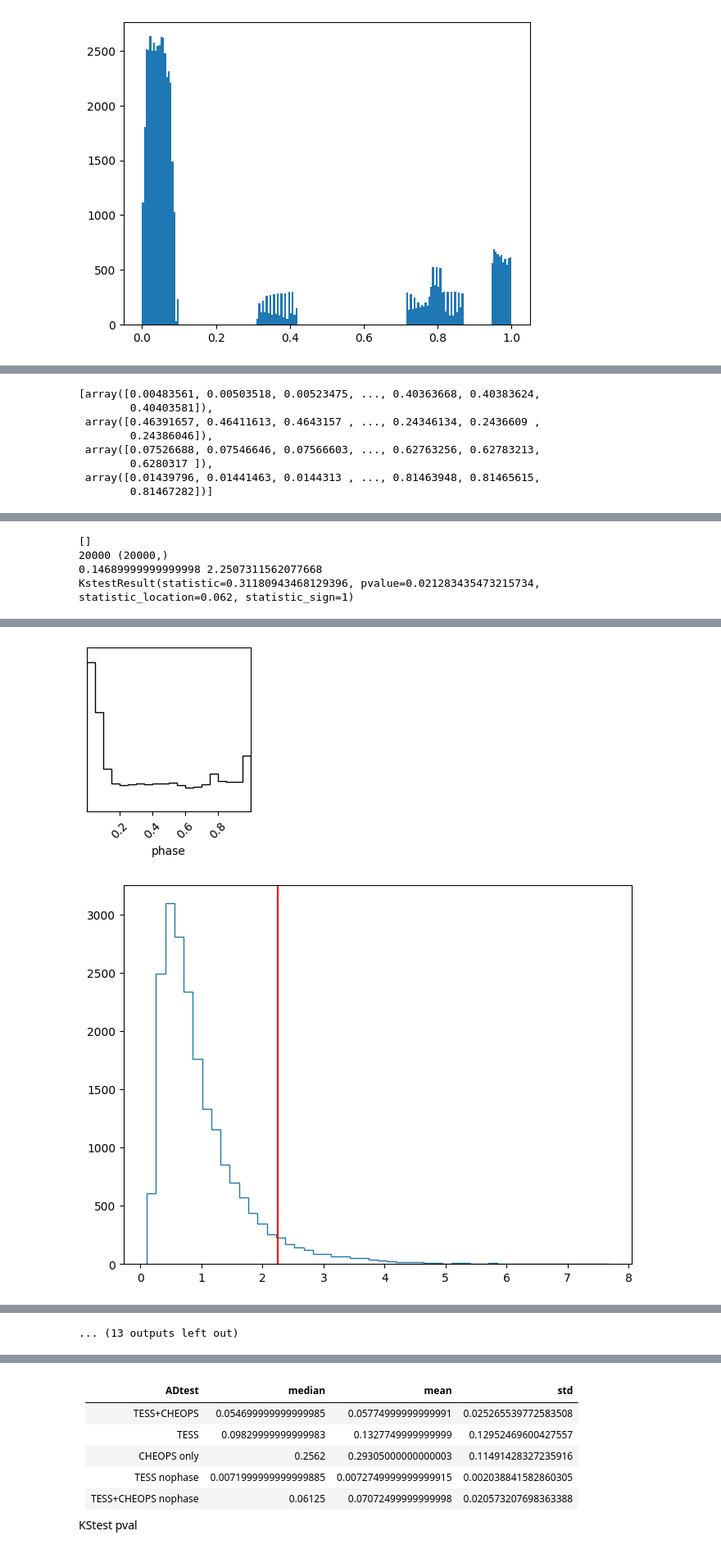
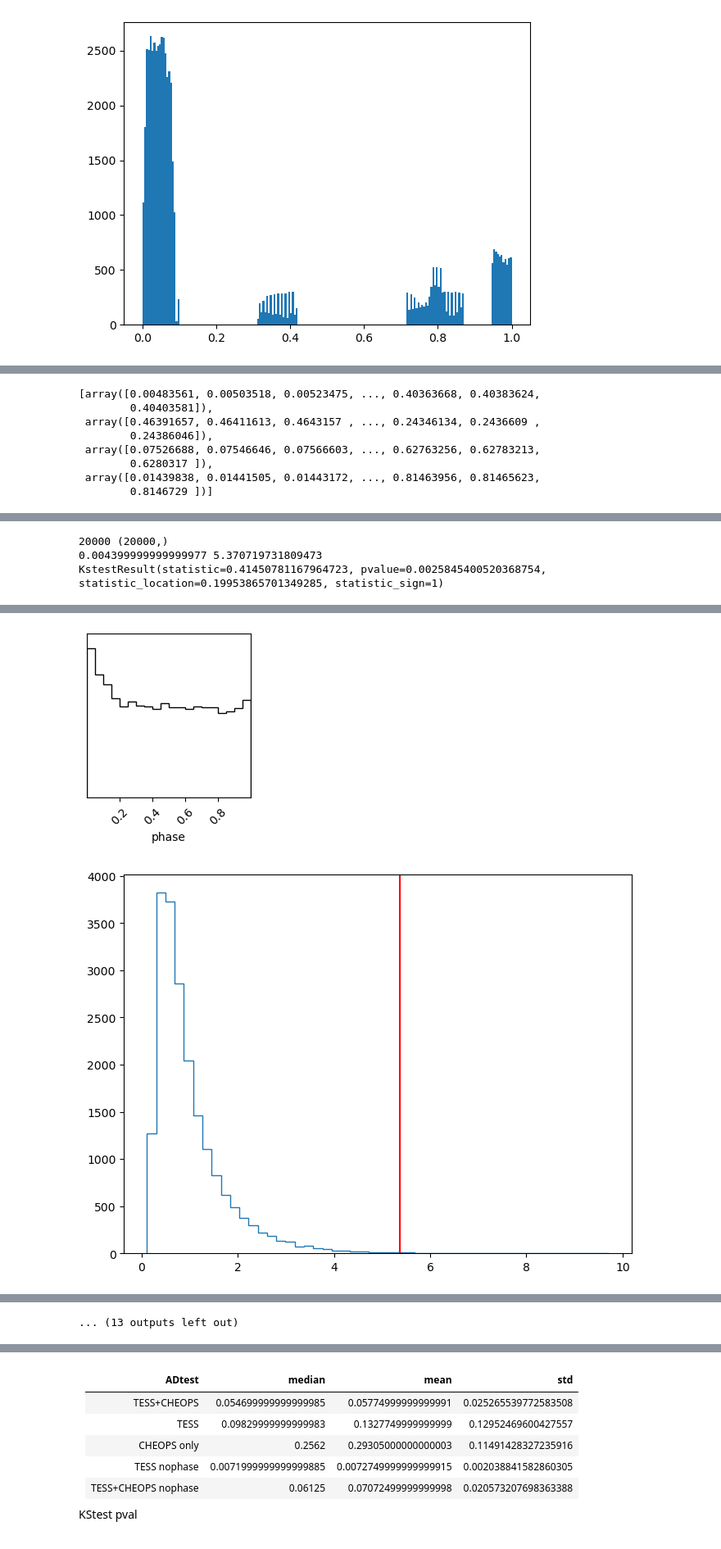
Before and after one commit to ekaterinailin/hip67522-spi, a Jupyter notebook: phase_coverage.ipynb, the cells around one changed output, grey strips where cells are left out. Shown at 82% size. Saved outputs shown, nothing was run; the diff lists cells and outputs as text; code cells hidden in the pictures.

Commit message:
more flare phase and FFD analysis

```diff
--- a/phase_coverage.ipynb
+++ b/phase_coverage.ipynb
@@ -84,4 +116,7 @@ files
 # %%
+files = glob.glob('../data/hip67522/CHEOPS-products-*/Outdata/00000/hip67522_CHEOPS-products-*_im.fits')
+
+
 cheops_phases = np.array([])
 midpoint = 2460392.61598
 period = 6.959503
@@ -124,4 +159,8 @@ for file in files:
     offs += 200000
     # plt.xlim(0,0.1)
     # plt.ylim(2.25e6, 2.8e6)
+
+cheopsflares = pd.read_csv("../results/cheops_flares.csv")
+cheopsflares["phase"] = ((cheopsflares.t_peak_BJD - midpoint) % period) / period
+cheopsflares
 # %% [output]
@@ -198,12 +210,12 @@ SearchResult containing 3 data products.
 # %%
-midtime = 2458604.02358
+# plot phase vs. flux for TESS light curves
+plt.figure(figsize=(6,14))
+offs = 0
 
-period = 6.959503
-
-lcs = []
 for entry in lclist:
     lc = entry.download().remove_outliers()
     phases = (lc.time.value - midtime) % period / period
-    lcs.append(phases)
 
-    plt.plot(phases, ".")
+    plt.scattter(phases, lc.flux.value)
+
+plt.
@@ -228,12 +229,10 @@ lcs
         0.24386046]),
  array([0.07526688, 0.07546646, 0.07566603, ..., 0.62763256, 0.62783213,
         0.6280317 ]),
- array([0.01439796, 0.01441463, 0.0144313 , ..., 0.81463948, 0.81465615,
-        0.81467282])]
+ array([0.01439838, 0.01441505, 0.01443172, ..., 0.81463956, 0.81465623,
+        0.8146729 ])]
-# %%
-lcs = [cheops_phases]
 # %%
-phaseshifts = [0.0,0.25,0.5,0.75]
+phaseshifts = [0.,0.,0.,0.]
 pvals = []
 pvalsks = []
 
@@ -241,13 +240,13 @@ for phaseshift in phaseshifts:
 
 
 
-    df = pd.read_csv("2022_07_flares_vetted.csv")
+    df = pd.read_csv("../data/2022_07_flares_vetted.csv")
     cond = (df.ID == "HIP 67522") & (df.real == 1) & (df.mask_pos_outliers_sigma>1.5)
-    tessps = ((df[cond].tstart + 2457000 - midtime  ) % period / period ).values #+ phaseshift*period
+    tessps = ((df[cond].tstart + 2457000 - midtime + phaseshift*period ) % period / period ).values #+ phaseshift*period
     tesslc = df[cond].qcs.values
 
-    cheopsps = np.array([0.022, 0.059, 0.062, 0.98,0.022, 0.059, 0.062, 0.98])
-    cheopslc = [1,1,1,1,1,1,1,1]
+    cheopsps = (cheopsflares["phase"].values + phaseshift) % 1
+    cheopslc = [1,1,1,1]
 
     pss = np.concatenate([tessps, cheopsps])
     lcc = np.concatenate([tesslc, cheopslc])
@@ -255,11 +254,19 @@ for phaseshift in phaseshifts:
     # pss = tessps
     # lcc = tesslc
 
-    ps, bins = get_observed_phases(np.sort(pss), lcs, [2,2,2,10./60.], [11, 38, 64,1], phaseshift=0)#
+    ps, bins = get_observed_phases(np.sort(pss), lcs, [2,2,2,10./60.], [11, 38, 64,1], phaseshift=phaseshift)#
+
+    F_k_cheops = 12 / ps[[11, 38, 64]].sum().sum() * ps[1].sum()
+
+    # sum ps in each lc
+    print("Obs time")
+    print(ps.sum(axis=0))
+
+
 
     df = pd.DataFrame({"phases": pss, "qcs": lcc})
 
-    n_i, n_exp, cum_n_exp, cum_n_i = get_cumulative_distributions(df, ps, [(11, 2), (38, 2), (64, 2), (1, 10./60.) ])
+    n_i, n_exp, cum_n_exp, cum_n_i = get_cumulative_distributions(df, ps, [11, 38, 64, 1], F_k_cheops=F_k_cheops)
 
     # plt.plot(cum_n_i, cum_n_exp)
     plt.figure(figsize=(8,6))
@@ -366,5 +409,4 @@ KstestResult(statistic=0.31180943468129396, pvalue=0.021283435473215734, statist
 <scipy.interpolate._interpolate.interp1d object at 0x...>
-[]
 20000 (20000,)
-0.14689999999999998 2.2507311562077668
-KstestResult(statistic=0.31180943468129396, pvalue=0.021283435473215734, statistic_location=0.062, statistic_sign=1)
+0.004399999999999977 5.370719731809473
+KstestResult(statistic=0.41450781167964723, pvalue=0.0025845400520368754, statistic_location=0.19953865701349285, statistic_sign=1)
@@ -374,2 +416,2 @@ KstestResult(statistic=0.31180943468129396, pvalue=0.021283435473215734, statist
-[figure, old version]
+[figure, new version]
-[figure, old version]
+[figure, new version]
```
Also changed, not shown: parts of 19 cells of this notebook, 4 other files.
